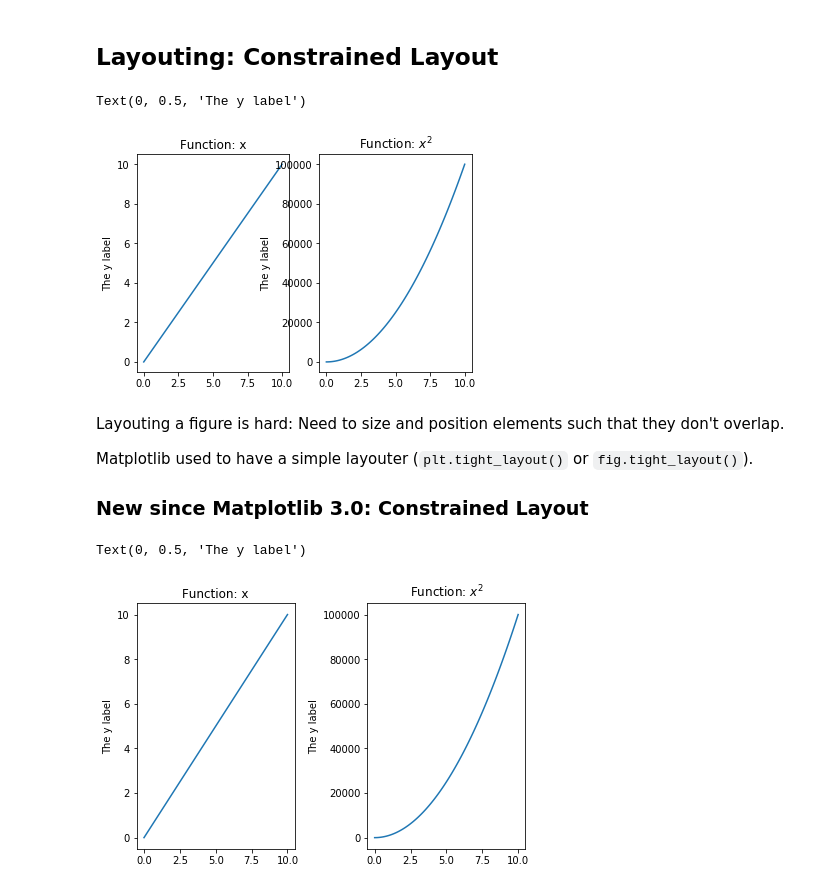
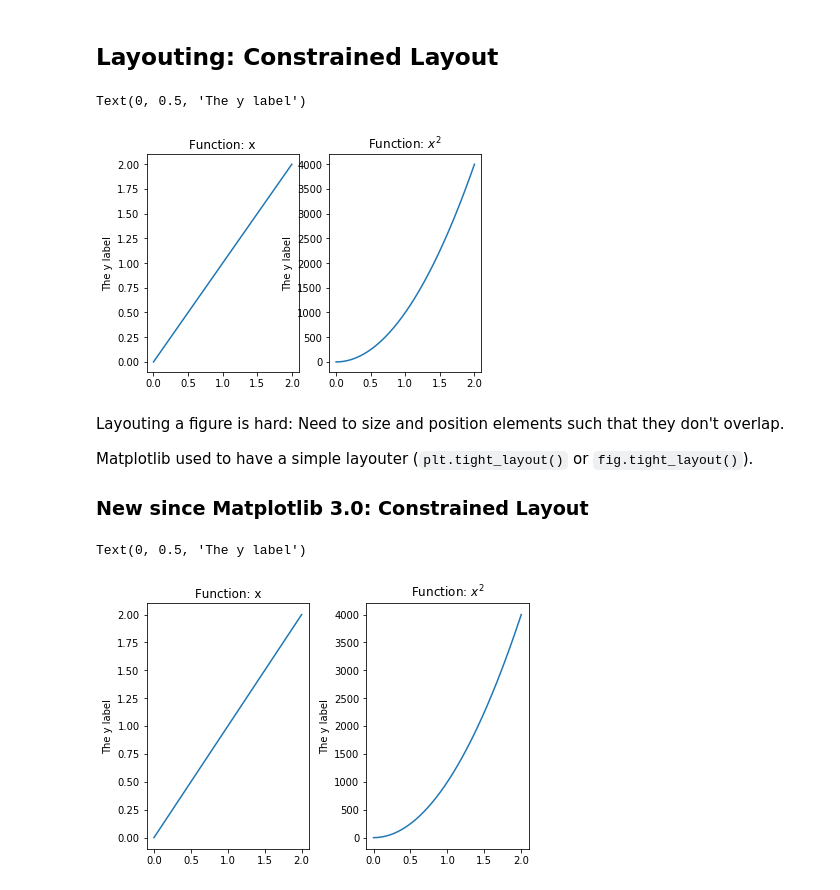
Before and after one commit to timhoffm/using-matplotlib, a Jupyter notebook: 02_Figure.ipynb, the cells around one changed output. Cells and saved outputs as stored; diff of their text form; code cells hidden in the pictures.

```diff
--- a/02_Figure.ipynb
+++ b/02_Figure.ipynb
@@ -184,16 +190,17 @@ Text(0.2, 0.5, 'figsize=(8, 4)')
 # %% [markdown]
 ## Layouting: Constrained Layout
 # %%
+x = np.linspace(0, 2, 201)
 fig, (ax1, ax2) = plt.subplots(1, 2)
 ax1.plot(x, x)
 ax2.plot(x, 1000*x**2)
 ax1.set_title('Function: x')
 ax2.set_title('Function: $x^2$')
 ax1.set_ylabel('The y label')
 ax2.set_ylabel('The y label')
 # %% [output]
 Text(0, 0.5, 'The y label')
-[figure, old version]
+[figure, new version]
 # %% [markdown]
 Layouting a figure is hard: Need to size and position elements such that they don't overlap.
 
@@ -210,4 +217,4 @@ ax1.set_ylabel('The y label')
 ax2.set_ylabel('The y label')
 # %% [output]
 Text(0, 0.5, 'The y label')
-[figure, old version]
+[figure, new version]
```
Also changed, not shown: parts of 6 cells of this notebook, 2 other files.
